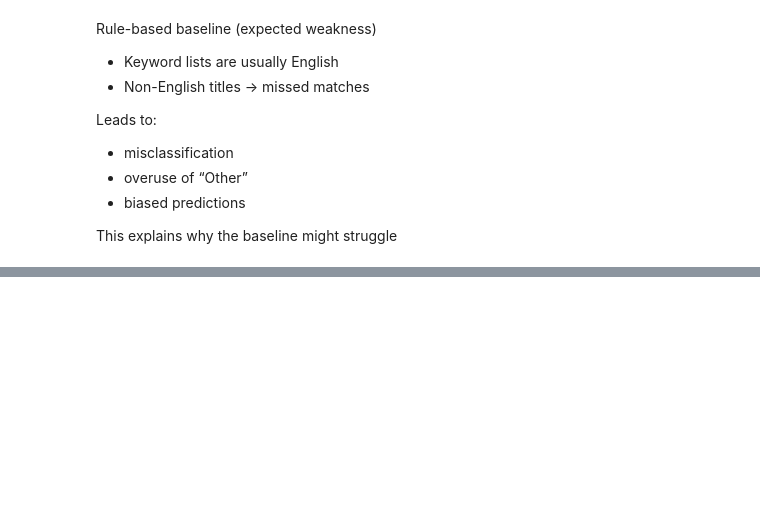
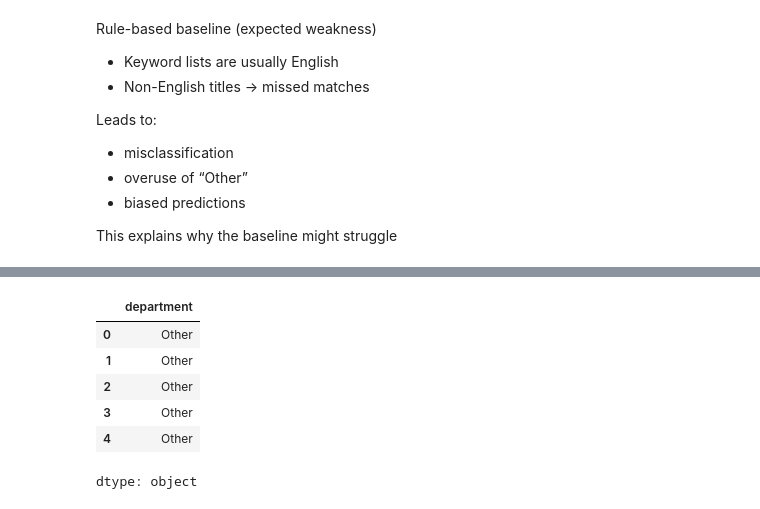
Before and after one commit to luisadosch/nlp-job-title-classification-benchmark-snapaddy, a Jupyter notebook: Untitled0.ipynb, the cells around one changed output, grey strips where cells are left out. Drawn from its saved outputs; the diff is of its cells as text; code cells hidden in the pictures; blank space fills up the shorter version.

```diff
--- a/Untitled0.ipynb
+++ b/Untitled0.ipynb
@@ -1194,0 +1383,10 @@ This explains why the baseline might struggle
+# %%
+y_dep_base.head()
+# %% [output]
+|  | department |
+| 0 | Other |
+| 1 | Other |
+| 2 | Other |
+| 3 | Other |
+| 4 | Other |
+dtype: object
```
Also changed, not shown: parts of 69 cells of this notebook.
